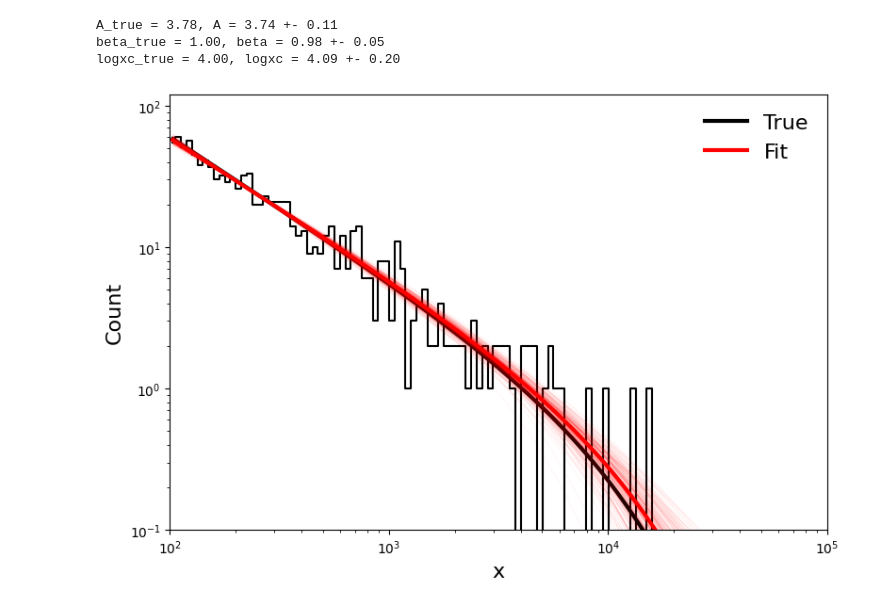
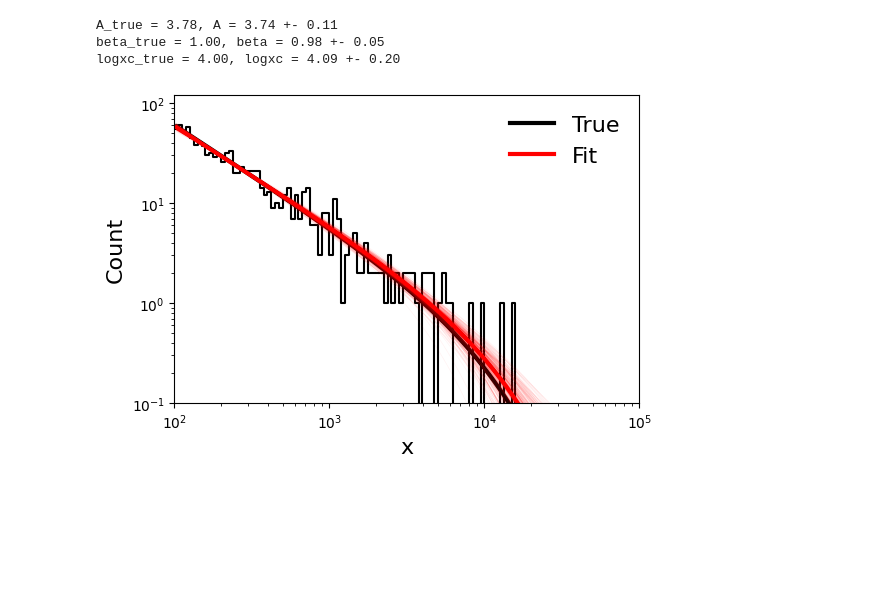
Before and after one commit to ybillchen/useful_scripts, a Jupyter notebook: fit_poisson.ipynb, the cells around one changed output. Drawn from its saved outputs; the diff is of its cells as text; code cells hidden in the pictures; blank space fills up the shorter version.

```diff
--- a/fit_poisson.ipynb
+++ b/fit_poisson.ipynb
@@ -112,27 +112,27 @@ A_true = 3.78, A = 3.74 +- 0.11
 beta_true = 1.00, beta = 0.98 +- 0.05
 logxc_true = 4.00, logxc = 4.09 +- 0.20
 # %%
-fig, ax0 = plt.subplots(1, 1, figsize=(9,6), sharex=True, sharey=True)
+fig, ax0 = plt.subplots(1, 1, figsize=(6,4), sharex=True, sharey=True)
 
 ax0.step(10**logx, y, c='k', where='mid')
 ax0.plot(10**logx, powerlaw_expcutoff([A_true, beta_true, logxc_true], logx), c='k', lw=3, label='True')
 ax0.plot(10**logx, powerlaw_expcutoff([A, beta, logxc], logx), c='r', lw=3, label='Fit')
 
 for A_boot, beta_boot, logxc_boot in zip(A_arr, beta_arr, logxc_arr):
     ax0.plot(10**logx, powerlaw_expcutoff([A_boot, beta_boot, logxc_boot], logx), c='r', alpha=0.05, lw=0.5)
 
 ax0.legend(frameon=False, fontsize=16, loc='upper right')
 
 ax0.set_xlabel('x', fontsize=16)
 ax0.set_ylabel('Count', fontsize=16)
 ax0.set_xscale('log')
 ax0.set_yscale('log')
 ax0.set_xlim(10**logxmin,10**logxmax)
 ax0.set_ylim(1e-1,2*np.max(y))
 
 plt.show()
 # %% [output]
-[figure, old version]
+[figure, new version]
 # %%
 # visualization of parameger uncertainties
 
```
Also changed, not shown: parts of 1 cell of this notebook.
